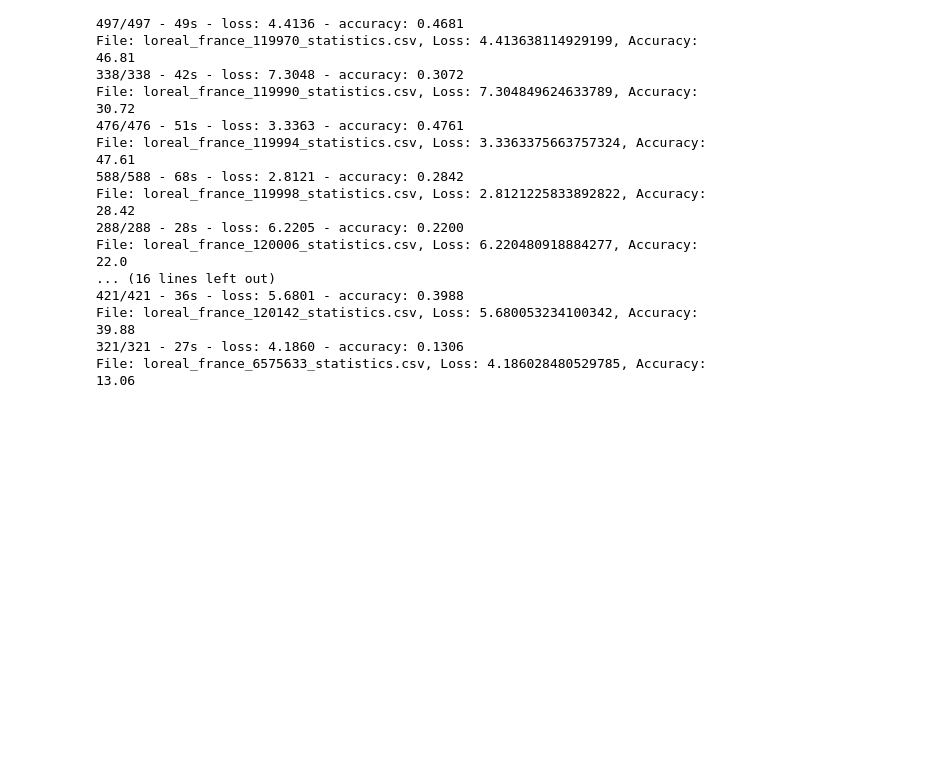
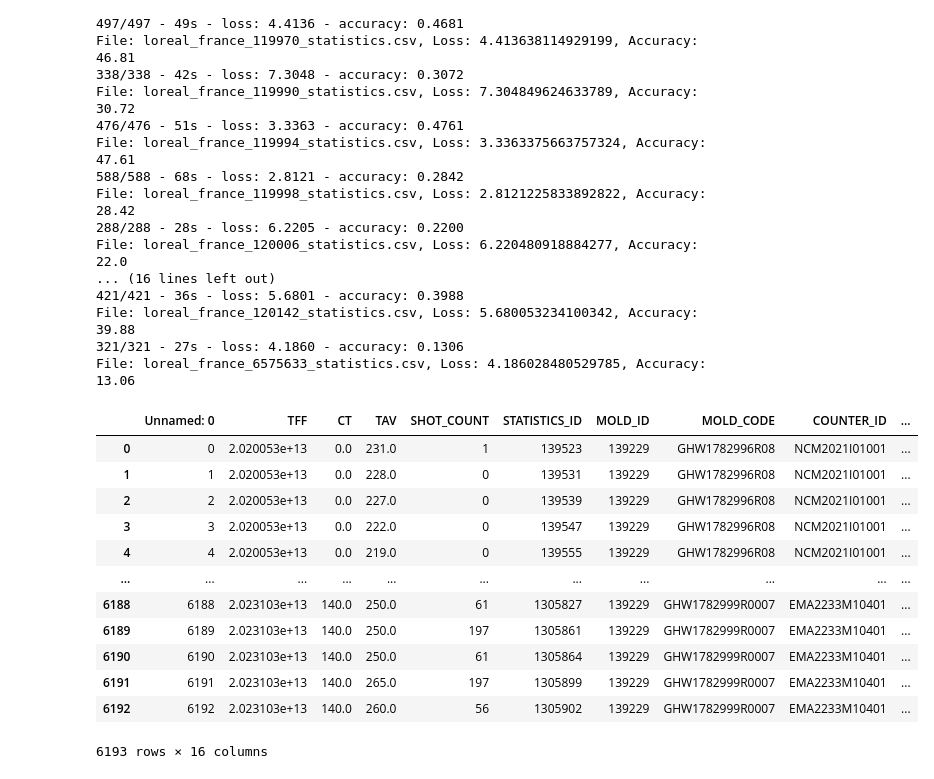
Before and after one commit to uikram/MoldPhaseClassification, a Jupyter notebook: Usama_Training_Notebook/Training.ipynb, the cells around one changed output. Drawn from its saved outputs; the diff is of its cells as text; code cells hidden in the pictures; blank space fills up the shorter version.

```diff
--- a/Usama_Training_Notebook/Training.ipynb
+++ b/Usama_Training_Notebook/Training.ipynb
@@ -284,3 +284,20 @@ File: loreal_france_120006_statistics.csv, Loss: 6.220480918884277, Accuracy: 22
 File: loreal_france_120142_statistics.csv, Loss: 5.680053234100342, Accuracy: 39.88
 321/321 - 27s - loss: 4.1860 - accuracy: 0.1306
 File: loreal_france_6575633_statistics.csv, Loss: 4.186028480529785, Accuracy: 13.06
+# %%
+df=pd.read_csv('abb_germany_139229_statistics.csv')
+df
+# %% [output]
+|  | Unnamed: 0 | TFF | CT | TAV | SHOT_COUNT | STATISTICS_ID | MOLD_ID | MOLD_CODE | COUNTER_ID | ... |
+| 0 | 0 | 2.020053e+13 | 0.0 | 231.0 | 1 | 139523 | 139229 | GHW1782996R08 | NCM2021I01001 | ... |
+| 1 | 1 | 2.020053e+13 | 0.0 | 228.0 | 0 | 139531 | 139229 | GHW1782996R08 | NCM2021I01001 | ... |
+| 2 | 2 | 2.020053e+13 | 0.0 | 227.0 | 0 | 139539 | 139229 | GHW1782996R08 | NCM2021I01001 | ... |
+| 3 | 3 | 2.020053e+13 | 0.0 | 222.0 | 0 | 139547 | 139229 | GHW1782996R08 | NCM2021I01001 | ... |
+| 4 | 4 | 2.020053e+13 | 0.0 | 219.0 | 0 | 139555 | 139229 | GHW1782996R08 | NCM2021I01001 | ... |
+| ... | ... | ... | ... | ... | ... | ... | ... | ... | ... | ... |
+| 6188 | 6188 | 2.023103e+13 | 140.0 | 250.0 | 61 | 1305827 | 139229 | GHW1782999R0007 | EMA2233M10401 | ... |
+| 6189 | 6189 | 2.023103e+13 | 140.0 | 250.0 | 197 | 1305861 | 139229 | GHW1782999R0007 | EMA2233M10401 | ... |
+| 6190 | 6190 | 2.023103e+13 | 140.0 | 250.0 | 61 | 1305864 | 139229 | GHW1782999R0007 | EMA2233M10401 | ... |
+| 6191 | 6191 | 2.023103e+13 | 140.0 | 265.0 | 197 | 1305899 | 139229 | GHW1782999R0007 | EMA2233M10401 | ... |
+| 6192 | 6192 | 2.023103e+13 | 140.0 | 260.0 | 56 | 1305902 | 139229 | GHW1782999R0007 | EMA2233M10401 | ... |
+6193 rows × 16 columns
```
Also changed, not shown: parts of 3 cells of this notebook, 15 other files.
